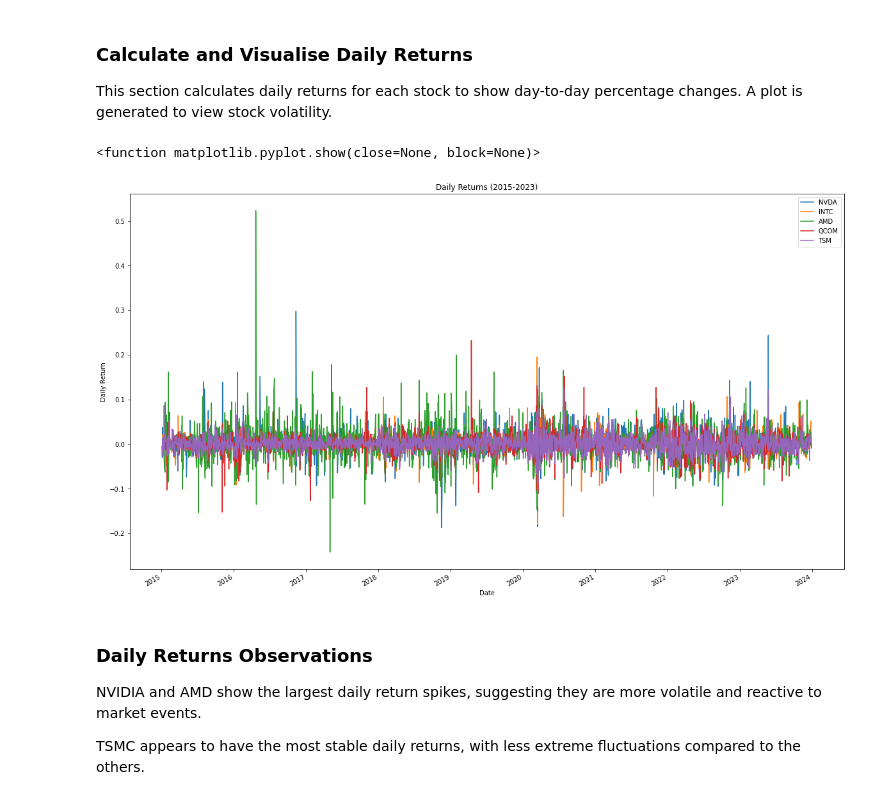
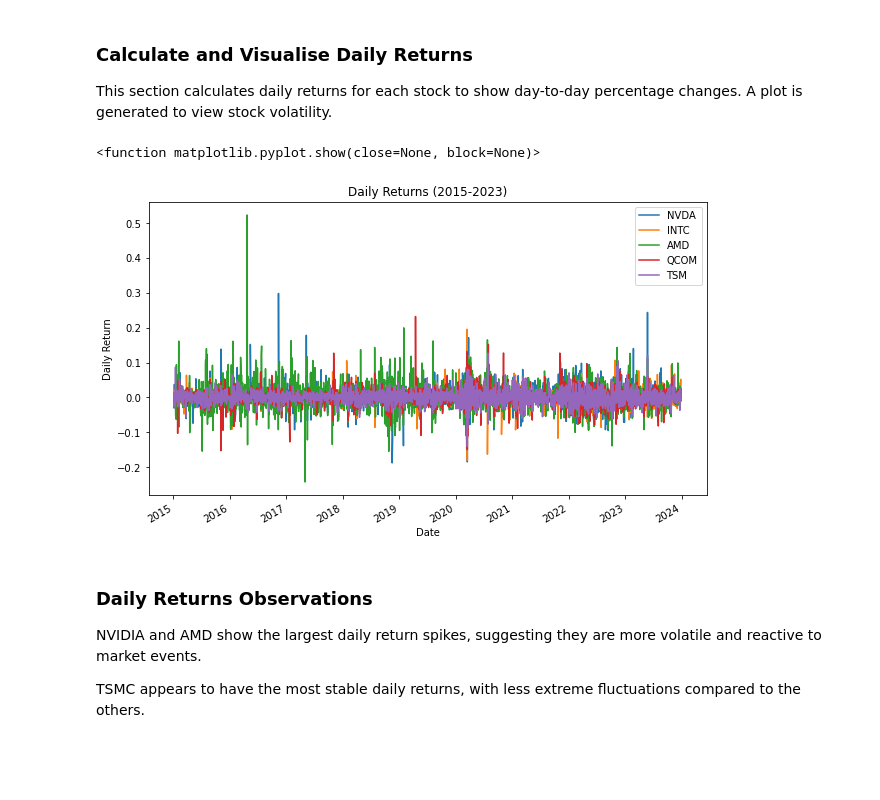
Before and after one commit to xintamosaik/Semiconductor_Stock_Analysis, a Jupyter notebook: semiconductor_stock_analysis_2015_2023.ipynb, the cells around one changed output. Saved outputs shown, nothing was run; the diff lists cells and outputs as text; code cells hidden in the pictures; blank space fills up the shorter version.

```diff
--- a/semiconductor_stock_analysis_2015_2023.ipynb
+++ b/semiconductor_stock_analysis_2015_2023.ipynb
@@ -166,16 +166,16 @@ This section calculates daily returns for each stock to show day-to-day percenta
 # %%
 # Calculate daily returns
 returns = data.pct_change()
 
 # Plot daily returns
-returns.plot(figsize=(20, 12))
+returns.plot(figsize=(10, 6))
 plt.title('Daily Returns (2015-2023)')
 plt.ylabel('Daily Return')
 plt.xlabel('Date')
 plt.show
 # %% [output]
 <function matplotlib.pyplot.show(close=None, block=None)>
-[figure, old version]
+[figure, new version]
 # %% [markdown]
 ### Daily Returns Observations
 
```
Also changed, not shown: parts of 1 cell of this notebook.
